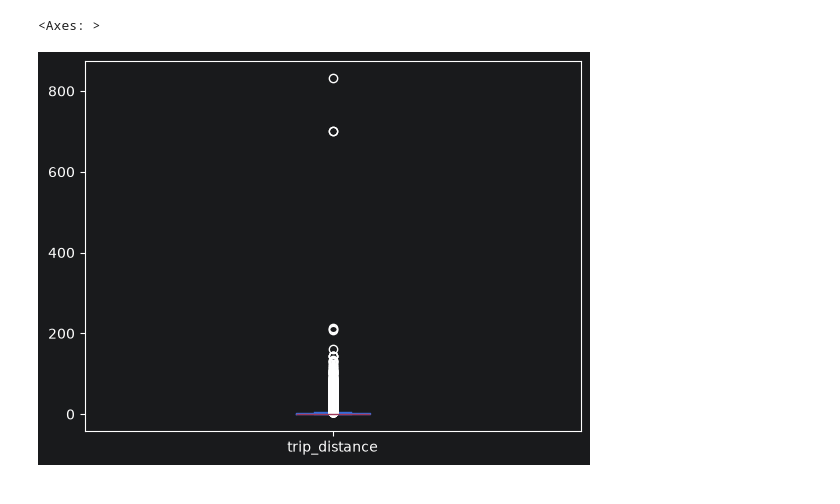
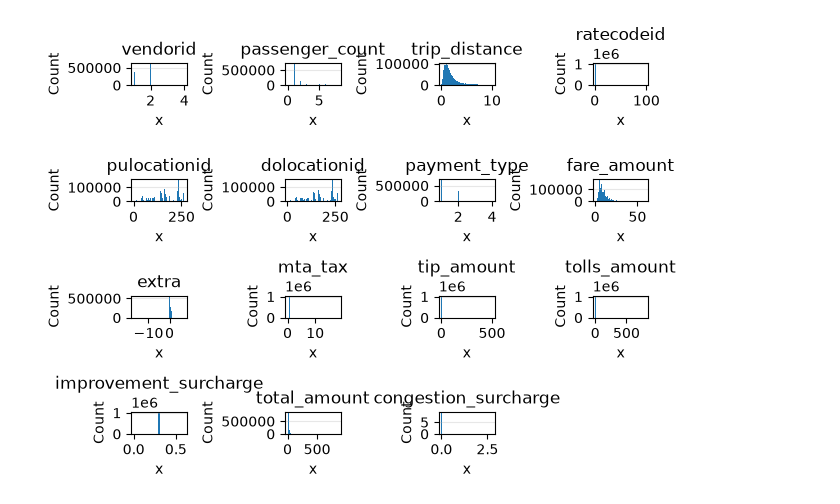
Before and after one commit to Dominik-ibs/Taxi-KI, a Jupyter notebook: Dataexploration.ipynb, the cells around one changed output. Saved outputs shown, nothing was run; the diff lists cells and outputs as text; code cells hidden in the pictures.

```diff
--- a/Dataexploration.ipynb
+++ b/Dataexploration.ipynb
@@ -16,5 +0,0 @@ plt.show()
-# %%
-df.plot.box(column='trip_distance')
-# %% [output]
-<Axes: >
-[figure, removed]
@@ -22,0 +128,29 @@ df = pd.read_sql("Select * from tripdata_train where trip_distance between 0.01
+# %%
+import math
+import matplotlib.pyplot as plt
+import numpy as np
+
+n = len(columns) # + len(date_cols)
+ncols = 4
+nrows = math.ceil(n / ncols)
+
+plt.figure(figsize=(12,8))
+for i, col in enumerate(columns):
+    plt.subplot(nrows, ncols, i + 1)
+
+    plt.bar(
+        bins[col][:-1],
+        histograms[col],
+        width=np.diff(bins[col]),
+        align="edge"
+    )
+
+    plt.title(col)
+    plt.xlabel("x")
+    plt.ylabel("Count")
+    plt.grid(axis="y", alpha=0.3)
+
+plt.tight_layout()
+plt.show()
+# %% [output]
+[figure, added]
```
Also changed, not shown: parts of 6 cells of this notebook.
